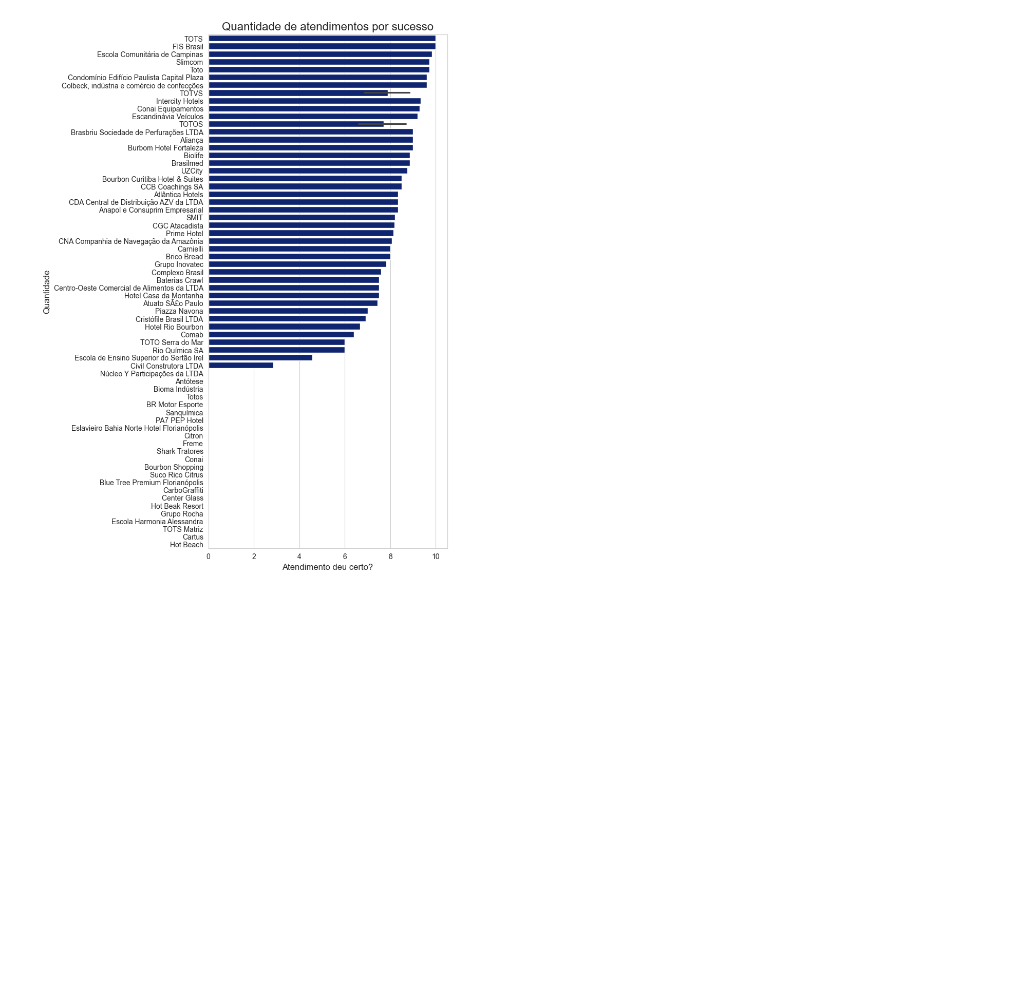
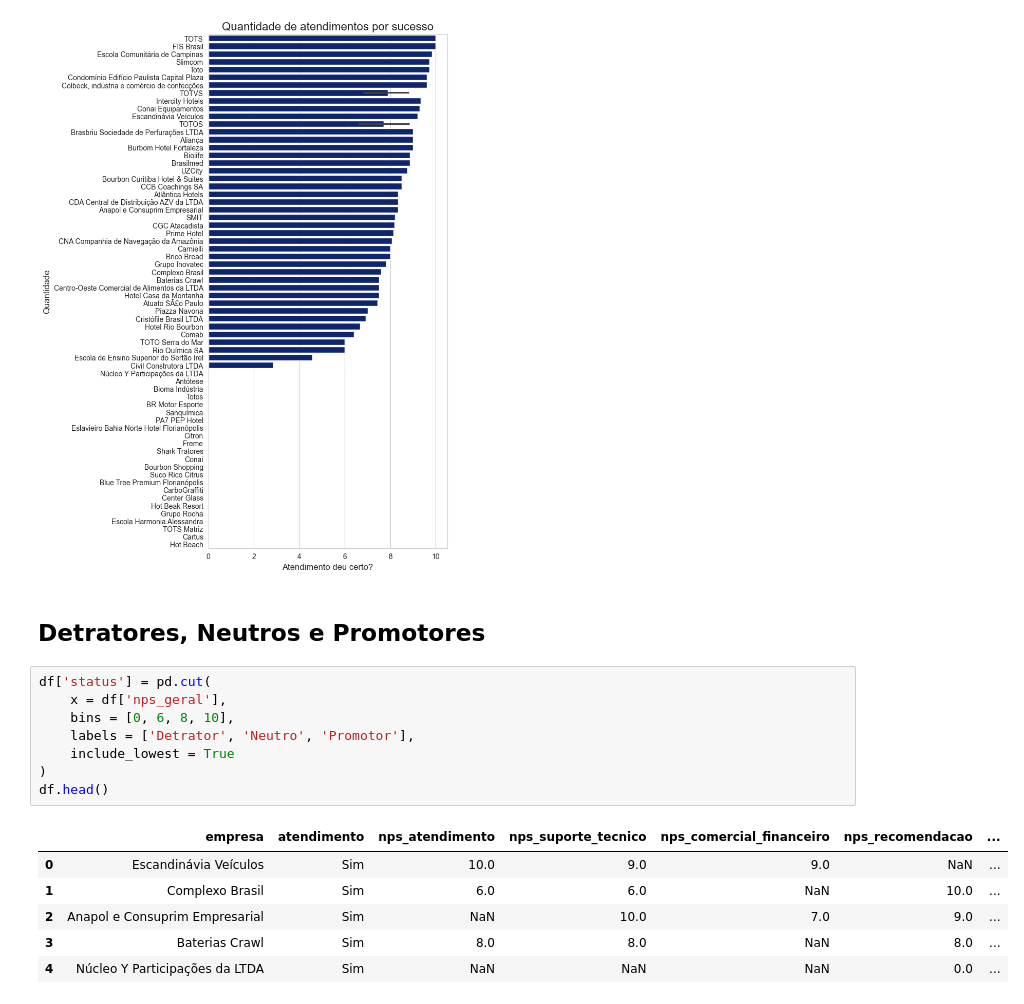
Before and after one commit to Gbrlmoraes/VoiceToInsight, a Jupyter notebook: notebooks/exploratory_data_analysis.ipynb, the cells around one changed output. Drawn from its saved outputs; the diff is of its cells as text; blank space fills up the shorter version.

```diff
--- a/notebooks/exploratory_data_analysis.ipynb
+++ b/notebooks/exploratory_data_analysis.ipynb
@@ -163,3 +162,20 @@ plt.xlabel('Atendimento deu certo?', fontsize = 12)
 plt.show()
 # %% [output]
 [figure]
+# %% [markdown]
+## Detratores, Neutros e Promotores
+# %%
+df['status'] = pd.cut(
+    x = df['nps_geral'],
+    bins = [0, 6, 8, 10],
+    labels = ['Detrator', 'Neutro', 'Promotor'],
+    include_lowest = True
+)
+df.head()
+# %% [output]
+|  | empresa | atendimento | nps_atendimento | nps_suporte_tecnico | nps_comercial_financeiro | nps_recomendacao | ... |
+| 0 | Escandinávia Veículos | Sim | 10.0 | 9.0 | 9.0 | NaN | ... |
+| 1 | Complexo Brasil | Sim | 6.0 | 6.0 | NaN | 10.0 | ... |
+| 2 | Anapol e Consuprim Empresarial | Sim | NaN | 10.0 | 7.0 | 9.0 | ... |
+| 3 | Baterias Crawl | Sim | 8.0 | 8.0 | NaN | 8.0 | ... |
+| 4 | Núcleo Y Participações da LTDA | Sim | NaN | NaN | NaN | 0.0 | ... |
```
Also changed, not shown: parts of 5 cells of this notebook, 1 other file.
